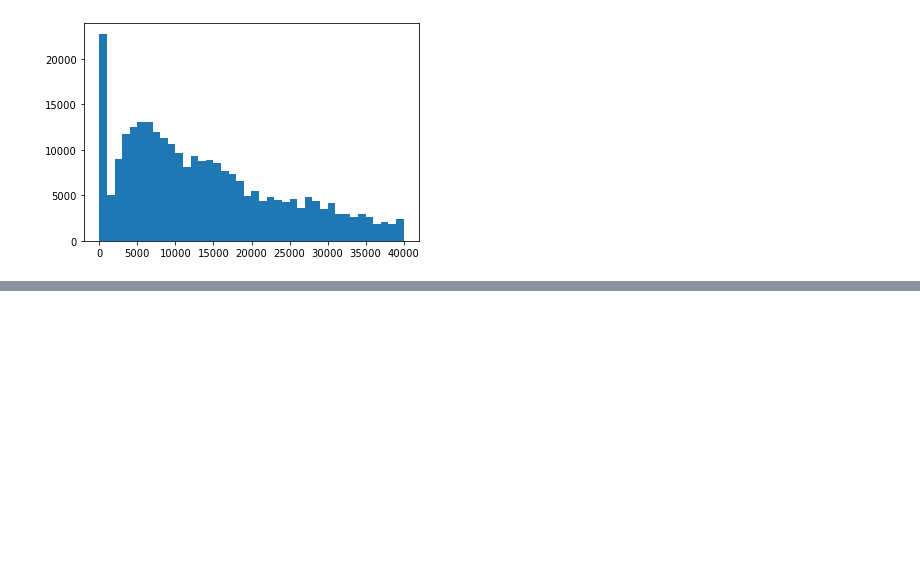
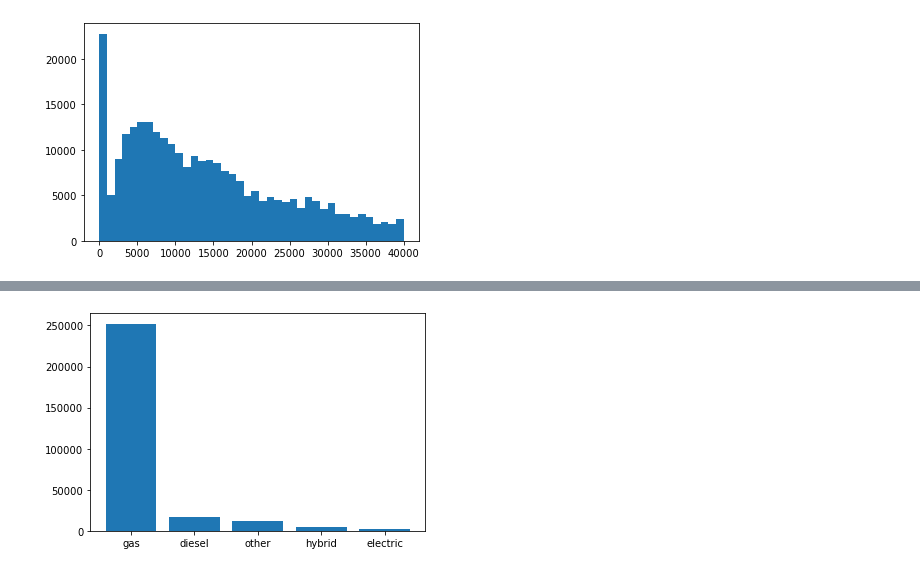
Before and after one commit to juebrauer/book_einstieg_in_ml_mit_scikit-learn, a Jupyter notebook: 08_data_science_on_cars.ipynb, the cells around one changed output, grey strips where cells are left out. Saved outputs shown, nothing was run; the diff lists cells and outputs as text; code cells hidden in the pictures; blank space fills up the shorter version.

```diff
--- a/08_data_science_on_cars.ipynb
+++ b/08_data_science_on_cars.ipynb
@@ -808,0 +938,2 @@ plt.show()
+# %%
+antriebe = tabelle["Kraftstoff"].unique()
@@ -808,0 +944,8 @@ plt.show()
+# %%
+anz_pro_antrieb = {}
+
+for antrieb in antriebe:
+    gefiltert = tabelle[ tabelle["Kraftstoff"] == antrieb ]
+    anzahl = gefiltert.shape[0]
+    print( f"Antrieb: {antrieb}, {anzahl} Mal" )
+    anz_pro_antrieb[antrieb] = anzahl
@@ -808,0 +969,8 @@ plt.show()
+# %%
+x = [antrieb for antrieb in anz_pro_antrieb]
+y = [anz_pro_antrieb[antrieb] for antrieb in anz_pro_antrieb]
+
+plt.bar(x,y)
+plt.show()
+# %% [output]
+[figure, added]
```
Also changed, not shown: parts of 85 cells of this notebook.
